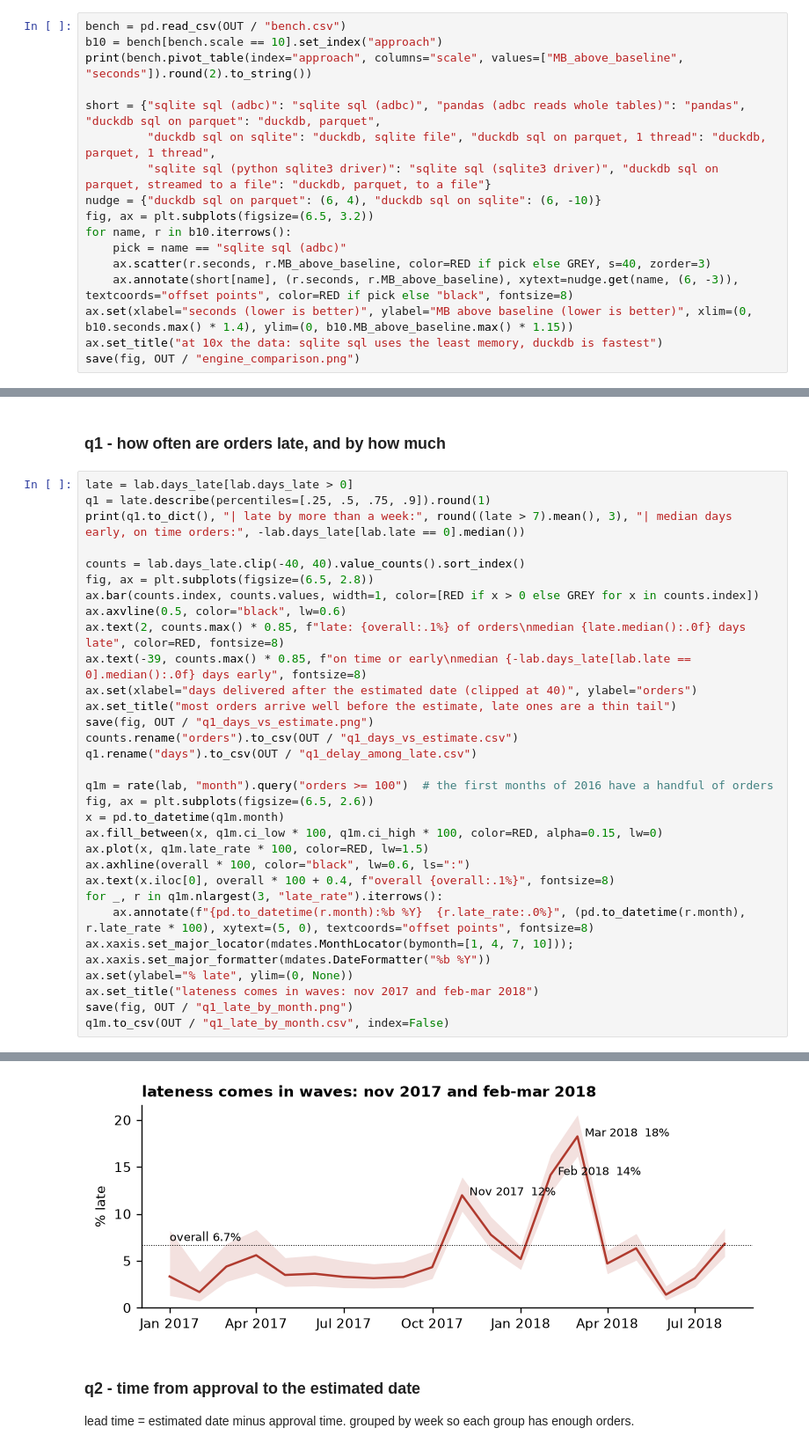
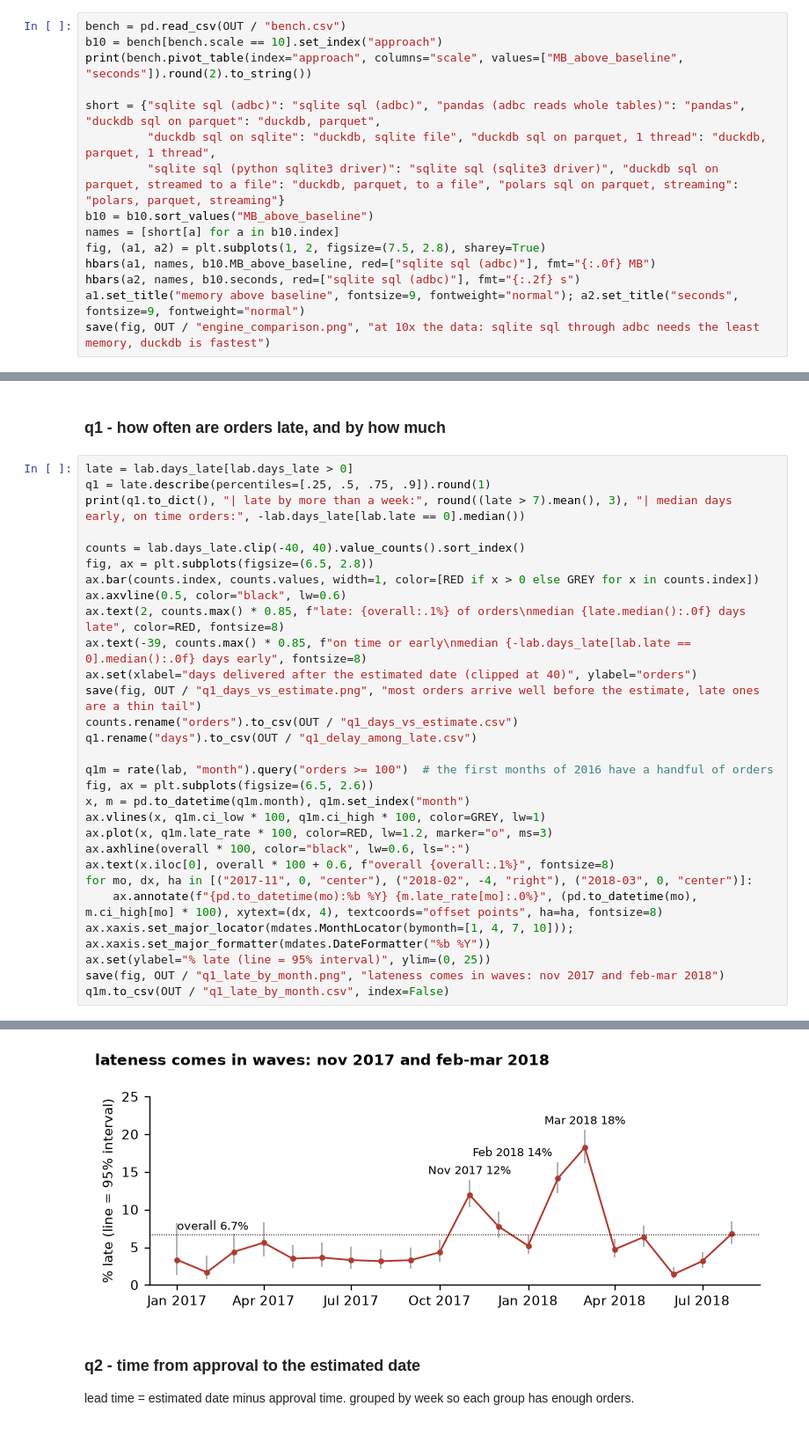
Before and after one commit to 11NOel11/eng2040-assignment1, a Jupyter notebook: pipeline.ipynb, the cells around one changed output, grey strips where cells are left out. Shown at 88% size. Saved outputs shown, nothing was run; the diff lists cells and outputs as text.

```diff
--- a/pipeline.ipynb
+++ b/pipeline.ipynb
@@ -149,16 +209,14 @@ print(bench.pivot_table(index="approach", columns="scale", values=["MB_above_bas
 
 short = {"sqlite sql (adbc)": "sqlite sql (adbc)", "pandas (adbc reads whole tables)": "pandas", "duckdb sql on parquet": "duckdb, parquet",
          "duckdb sql on sqlite": "duckdb, sqlite file", "duckdb sql on parquet, 1 thread": "duckdb, parquet, 1 thread",
-         "sqlite sql (python sqlite3 driver)": "sqlite sql (sqlite3 driver)", "duckdb sql on parquet, streamed to a file": "duckdb, parquet, to a file"}
-nudge = {"duckdb sql on parquet": (6, 4), "duckdb sql on sqlite": (6, -10)}
-fig, ax = plt.subplots(figsize=(6.5, 3.2))
-for name, r in b10.iterrows():
-    pick = name == "sqlite sql (adbc)"
-    ax.scatter(r.seconds, r.MB_above_baseline, color=RED if pick else GREY, s=40, zorder=3)
-    ax.annotate(short[name], (r.seconds, r.MB_above_baseline), xytext=nudge.get(name, (6, -3)), textcoords="offset points", color=RED if pick else "black", fontsize=8)
-ax.set(xlabel="seconds (lower is better)", ylabel="MB above baseline (lower is better)", xlim=(0, b10.seconds.max() * 1.4), ylim=(0, b10.MB_above_baseline.max() * 1.15))
-ax.set_title("at 10x the data: sqlite sql uses the least memory, duckdb is fastest")
-save(fig, OUT / "engine_comparison.png")
+         "sqlite sql (python sqlite3 driver)": "sqlite sql (sqlite3 driver)", "duckdb sql on parquet, streamed to a file": "duckdb, parquet, to a file", "polars sql on parquet, streaming": "polars, parquet, streaming"}
+b10 = b10.sort_values("MB_above_baseline")
+names = [short[a] for a in b10.index]
+fig, (a1, a2) = plt.subplots(1, 2, figsize=(7.5, 2.8), sharey=True)
+hbars(a1, names, b10.MB_above_baseline, red=["sqlite sql (adbc)"], fmt="{:.0f} MB")
+hbars(a2, names, b10.seconds, red=["sqlite sql (adbc)"], fmt="{:.2f} s")
+a1.set_title("memory above baseline", fontsize=9, fontweight="normal"); a2.set_title("seconds", fontsize=9, fontweight="normal")
+save(fig, OUT / "engine_comparison.png", "at 10x the data: sqlite sql through adbc needs the least memory, duckdb is fastest")
 # %% [output]
                                           MB_above_baseline                 seconds
 scale                                                    1       3       10      1     3     10
@@ -521,24 +597,22 @@ ax.axvline(0.5, color="black", lw=0.6)
 ax.text(2, counts.max() * 0.85, f"late: {overall:.1%} of orders\nmedian {late.median():.0f} days late", color=RED, fontsize=8)
 ax.text(-39, counts.max() * 0.85, f"on time or early\nmedian {-lab.days_late[lab.late == 0].median():.0f} days early", fontsize=8)
 ax.set(xlabel="days delivered after the estimated date (clipped at 40)", ylabel="orders")
-ax.set_title("most orders arrive well before the estimate, late ones are a thin tail")
-save(fig, OUT / "q1_days_vs_estimate.png")
+save(fig, OUT / "q1_days_vs_estimate.png", "most orders arrive well before the estimate, late ones are a thin tail")
 counts.rename("orders").to_csv(OUT / "q1_days_vs_estimate.csv")
 q1.rename("days").to_csv(OUT / "q1_delay_among_late.csv")
 
 q1m = rate(lab, "month").query("orders >= 100")  # the first months of 2016 have a handful of orders
 fig, ax = plt.subplots(figsize=(6.5, 2.6))
-x = pd.to_datetime(q1m.month)
-ax.fill_between(x, q1m.ci_low * 100, q1m.ci_high * 100, color=RED, alpha=0.15, lw=0)
-ax.plot(x, q1m.late_rate * 100, color=RED, lw=1.5)
+x, m = pd.to_datetime(q1m.month), q1m.set_index("month")
+ax.vlines(x, q1m.ci_low * 100, q1m.ci_high * 100, color=GREY, lw=1)
+ax.plot(x, q1m.late_rate * 100, color=RED, lw=1.2, marker="o", ms=3)
 ax.axhline(overall * 100, color="black", lw=0.6, ls=":")
-ax.text(x.iloc[0], overall * 100 + 0.4, f"overall {overall:.1%}", fontsize=8)
-for _, r in q1m.nlargest(3, "late_rate").iterrows():
-    ax.annotate(f"{pd.to_datetime(r.month):%b %Y}  {r.late_rate:.0%}", (pd.to_datetime(r.month), r.late_rate * 100), xytext=(5, 0), textcoords="offset points", fontsize=8)
+ax.text(x.iloc[0], overall * 100 + 0.6, f"overall {overall:.1%}", fontsize=8)
+for mo, dx, ha in [("2017-11", 0, "center"), ("2018-02", -4, "right"), ("2018-03", 0, "center")]:
+    ax.annotate(f"{pd.to_datetime(mo):%b %Y} {m.late_rate[mo]:.0%}", (pd.to_datetime(mo), m.ci_high[mo] * 100), xytext=(dx, 4), textcoords="offset points", ha=ha, fontsize=8)
 ax.xaxis.set_major_locator(mdates.MonthLocator(bymonth=[1, 4, 7, 10])); ax.xaxis.set_major_formatter(mdates.DateFormatter("%b %Y"))
-ax.set(ylabel="% late", ylim=(0, None))
-ax.set_title("lateness comes in waves: nov 2017 and feb-mar 2018")
-save(fig, OUT / "q1_late_by_month.png")
+ax.set(ylabel="% late (line = 95% interval)", ylim=(0, 25))
+save(fig, OUT / "q1_late_by_month.png", "lateness comes in waves: nov 2017 and feb-mar 2018")
 q1m.to_csv(OUT / "q1_late_by_month.csv", index=False)
 # %% [output]
 {'count': 1107.0, 'mean': 10.6, 'std': 14.7, 'min': 1.0, '25%': 3.0, '50%': 7.0, '75%': 13.0, '90%': 22.0, 'max': 188.0} | late by more than a week: 0.446 | median days early, on time orders: 13.0
@@ -546,4 +620,4 @@ q1m.to_csv(OUT / "q1_late_by_month.csv", index=False)
-[figure, old version]
+[figure, new version]
 # %% [markdown]
 ### q2 - time from approval to the estimated date
 
```
Also changed, not shown: parts of 28 cells of this notebook, 8 other files.
